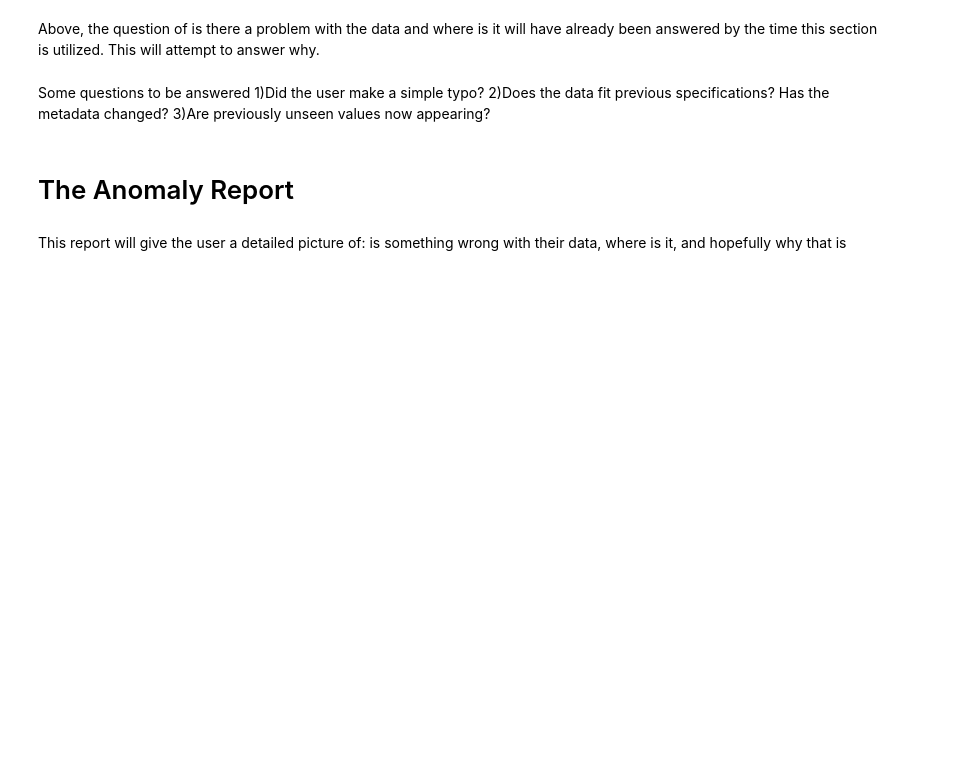
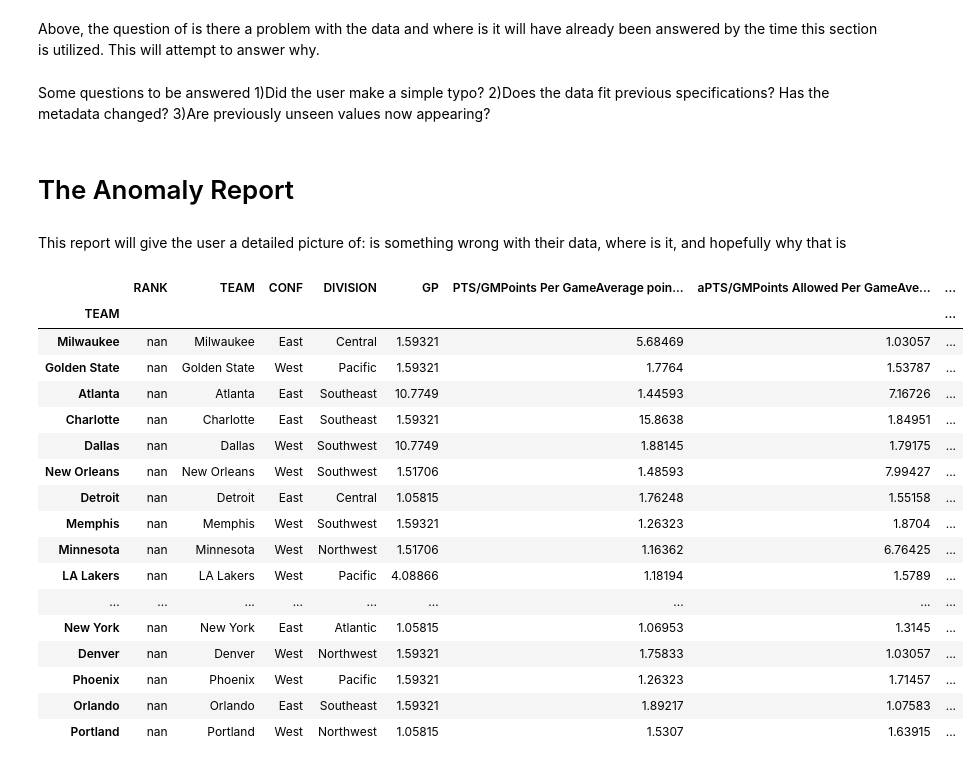
Before and after one commit to gilpasternak35/Likelihood, a Jupyter notebook: likelihood-public.ipynb, the cells around one changed output. Drawn from its saved outputs; the diff is of its cells as text; code cells hidden in the pictures; blank space fills up the shorter version.

Commit message:
Gradient applied, report looks semi-decent but could still look a lot nicer

```diff
--- a/likelihood-public.ipynb
+++ b/likelihood-public.ipynb
@@ -798,4 +798,4 @@ def pca_kernel_combo(pcaTable,kernelTable):
         kernelTable[column] = (kernelTable[column]+pcaSurpriseCol)/2
     kernelTable = kernelTable.sort_values(by = "mean_surprise", ascending = False)
     return kernelTable
-pca_kernel_combo(new_pca, surpriseTable)
+surpriseTable = pca_kernel_combo(new_pca, surpriseTable)
@@ -848,3 +828,26 @@ import Levenshtein as leven
 # The Anomaly Report
 # %% [markdown]
 This report will give the user a detailed picture of: is something wrong with their data, where is it, and hopefully why that is
+# %%
+colSet = pcaPrep(surpriseTable).columns.values
+designedTable = surpriseTable.style.background_gradient(subset = colSet, cmap = 'Reds')
+designedTable
+# %% [output]
+|  | RANK | TEAM | CONF | DIVISION | GP | PTS/GMPoints Per GameAverage poin... | aPTS/GMPoints Allowed Per GameAve... | ... |
+| TEAM |  |  |  |  |  |  |  | ... |
+| Milwaukee | nan | Milwaukee | East | Central | 1.59321 | 5.68469 | 1.03057 | ... |
+| Golden State | nan | Golden State | West | Pacific | 1.59321 | 1.7764 | 1.53787 | ... |
+| Atlanta | nan | Atlanta | East | Southeast | 10.7749 | 1.44593 | 7.16726 | ... |
+| Charlotte | nan | Charlotte | East | Southeast | 1.59321 | 15.8638 | 1.84951 | ... |
+| Dallas | nan | Dallas | West | Southwest | 10.7749 | 1.88145 | 1.79175 | ... |
+| New Orleans | nan | New Orleans | West | Southwest | 1.51706 | 1.48593 | 7.99427 | ... |
+| Detroit | nan | Detroit | East | Central | 1.05815 | 1.76248 | 1.55158 | ... |
+| Memphis | nan | Memphis | West | Southwest | 1.59321 | 1.26323 | 1.8704 | ... |
+| Minnesota | nan | Minnesota | West | Northwest | 1.51706 | 1.16362 | 6.76425 | ... |
+| LA Lakers | nan | LA Lakers | West | Pacific | 4.08866 | 1.18194 | 1.5789 | ... |
+| ... | ... | ... | ... | ... | ... | ... | ... | ... |
+| New York | nan | New York | East | Atlantic | 1.05815 | 1.06953 | 1.3145 | ... |
+| Denver | nan | Denver | West | Northwest | 1.59321 | 1.75833 | 1.03057 | ... |
+| Phoenix | nan | Phoenix | West | Pacific | 1.59321 | 1.26323 | 1.71457 | ... |
+| Orlando | nan | Orlando | East | Southeast | 1.59321 | 1.89217 | 1.07583 | ... |
+| Portland | nan | Portland | West | Northwest | 1.05815 | 1.5307 | 1.63915 | ... |
```
Also changed, not shown: parts of 2 cells of this notebook.
